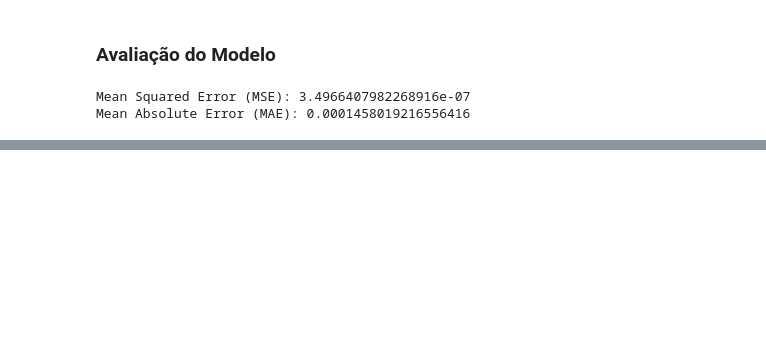
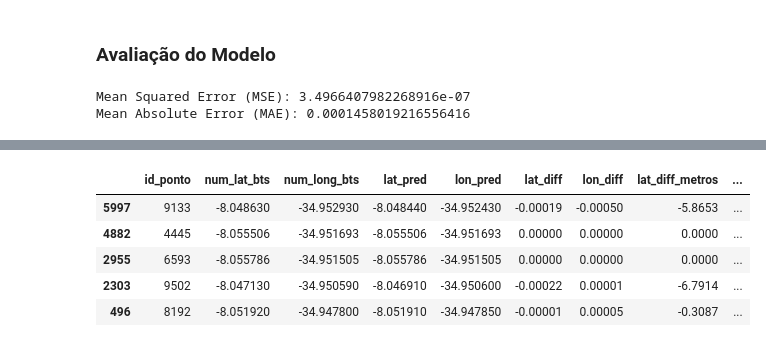
Before and after one commit to hlaff147/ES-290-Comunicacoes-Moveis, a Jupyter notebook: localization_techniques/fingerprint/fingerprint.ipynb, the cells around one changed output, grey strips where cells are left out. Saved outputs shown, nothing was run; the diff lists cells and outputs as text; code cells hidden in the pictures; blank space fills up the shorter version.

```diff
--- a/localization_techniques/fingerprint/fingerprint.ipynb
+++ b/localization_techniques/fingerprint/fingerprint.ipynb
@@ -223,3 +197,12 @@ plt.show()
+# %%
+df2.head()
+# %% [output]
+|  | id_ponto | num_lat_bts | num_long_bts | lat_pred | lon_pred | lat_diff | lon_diff | lat_diff_metros | ... |
+| 5997 | 9133 | -8.048630 | -34.952930 | -8.048440 | -34.952430 | -0.00019 | -0.00050 | -5.8653 | ... |
+| 4882 | 4445 | -8.055506 | -34.951693 | -8.055506 | -34.951693 | 0.00000 | 0.00000 | 0.0000 | ... |
+| 2955 | 6593 | -8.055786 | -34.951505 | -8.055786 | -34.951505 | 0.00000 | 0.00000 | 0.0000 | ... |
+| 2303 | 9502 | -8.047130 | -34.950590 | -8.046910 | -34.950600 | -0.00022 | 0.00001 | -6.7914 | ... |
+| 496 | 8192 | -8.051920 | -34.947800 | -8.051910 | -34.947850 | -0.00001 | 0.00005 | -0.3087 | ... |
 # %%
 df_final = df2[['id_ponto','lat_pred','lon_pred']]
 df_final.to_csv("../../project_files/03_processed_files/Resultados_Equipe1_MetodoFingerprint.csv")
```
Also changed, not shown: parts of 3 cells of this notebook.
